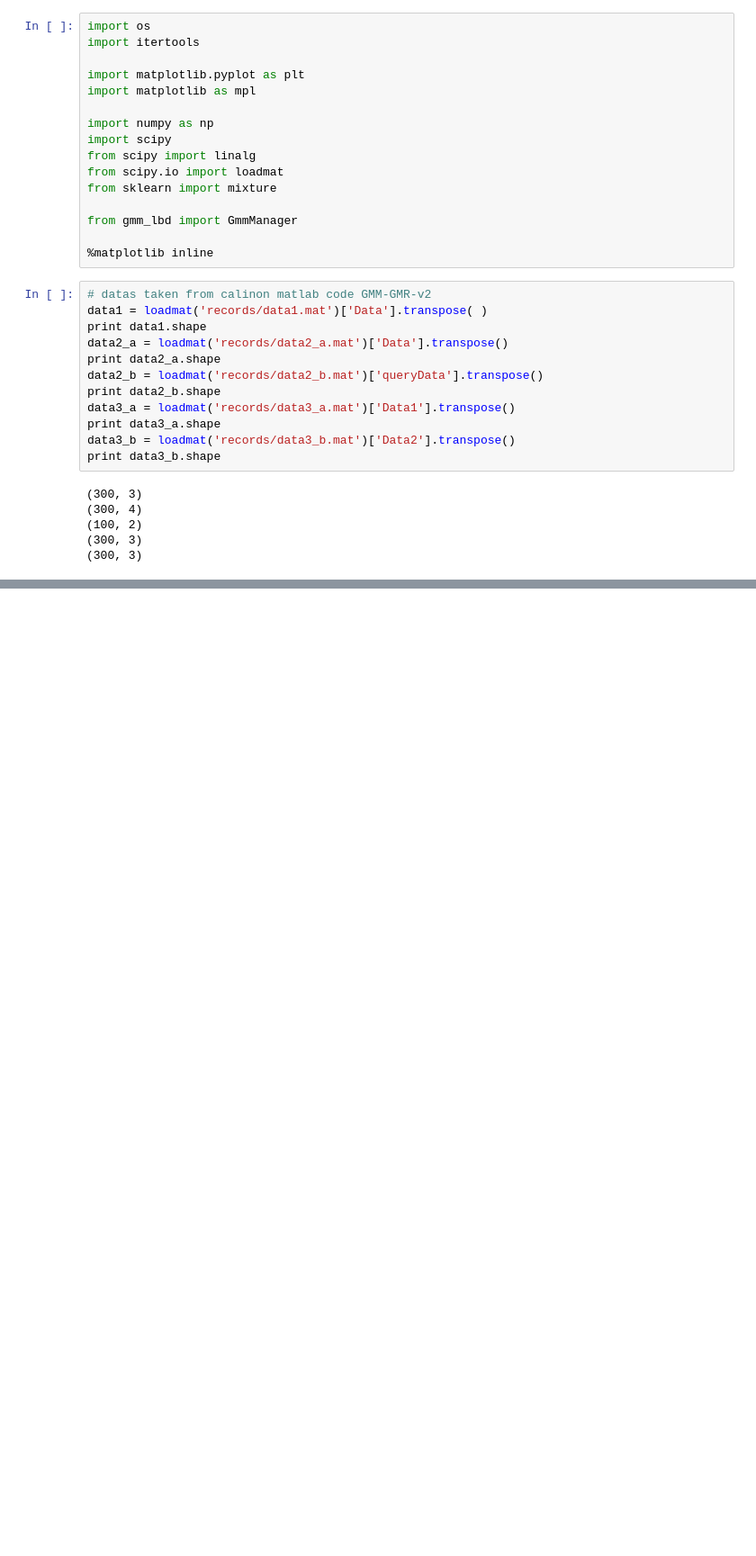
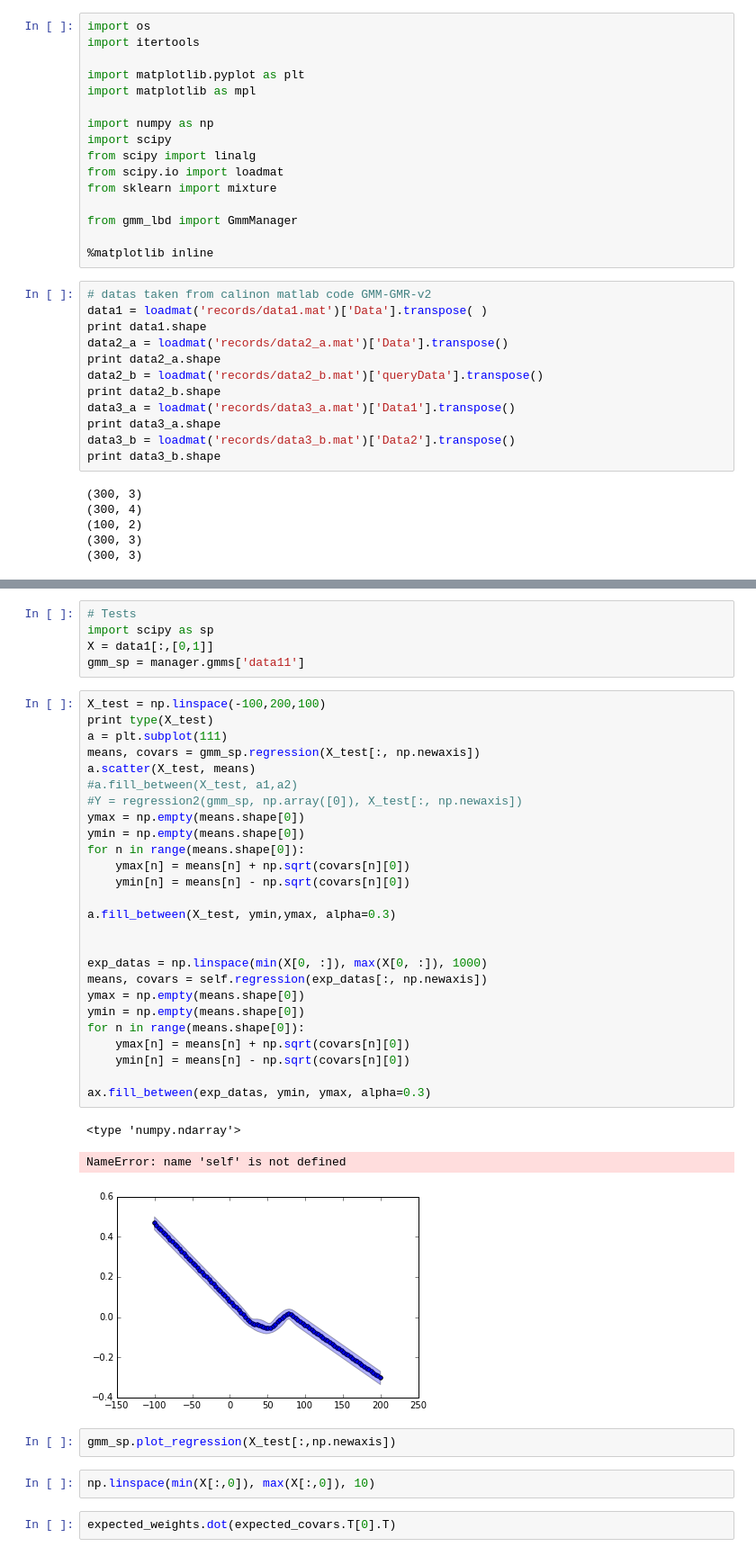
Before and after one commit to show0k/gmm-lbd, a Jupyter notebook: notebooks/calinon_tests.ipynb, the cells around one changed output, grey strips where cells are left out. Shown at 90% size. Saved outputs shown, nothing was run; the diff lists cells and outputs as text; blank space fills up the shorter version.

```diff
--- a/notebooks/calinon_tests.ipynb
+++ b/notebooks/calinon_tests.ipynb
@@ -73,0 +80,41 @@ manager.plot_ellipses_and_samples('data3b')
+# %%
+# Tests
+import scipy as sp
+X = data1[:,[0,1]]
+gmm_sp = manager.gmms['data11']
+# %%
+X_test = np.linspace(-100,200,100)
+print type(X_test)
+a = plt.subplot(111)
+means, covars = gmm_sp.regression(X_test[:, np.newaxis])
+a.scatter(X_test, means)
+#a.fill_between(X_test, a1,a2)
+#Y = regression2(gmm_sp, np.array([0]), X_test[:, np.newaxis])
+ymax = np.empty(means.shape[0])
+ymin = np.empty(means.shape[0])
+for n in range(means.shape[0]):
+    ymax[n] = means[n] + np.sqrt(covars[n][0])
+    ymin[n] = means[n] - np.sqrt(covars[n][0])
+
+a.fill_between(X_test, ymin,ymax, alpha=0.3)
+
+
+exp_datas = np.linspace(min(X[0, :]), max(X[0, :]), 1000)
+means, covars = self.regression(exp_datas[:, np.newaxis])
+ymax = np.empty(means.shape[0])
+ymin = np.empty(means.shape[0])
+for n in range(means.shape[0]):
+    ymax[n] = means[n] + np.sqrt(covars[n][0])
+    ymin[n] = means[n] - np.sqrt(covars[n][0])
+
+ax.fill_between(exp_datas, ymin, ymax, alpha=0.3)
+# %% [output]
+<type 'numpy.ndarray'>
+NameError: name 'self' is not defined
+[figure, added]
+# %%
+gmm_sp.plot_regression(X_test[:,np.newaxis])
+# %%
+np.linspace(min(X[:,0]), max(X[:,0]), 10)
+# %%
+expected_weights.dot(expected_covars.T[0].T)
```
Also changed, not shown: parts of 13 cells of this notebook, 1 other file.
